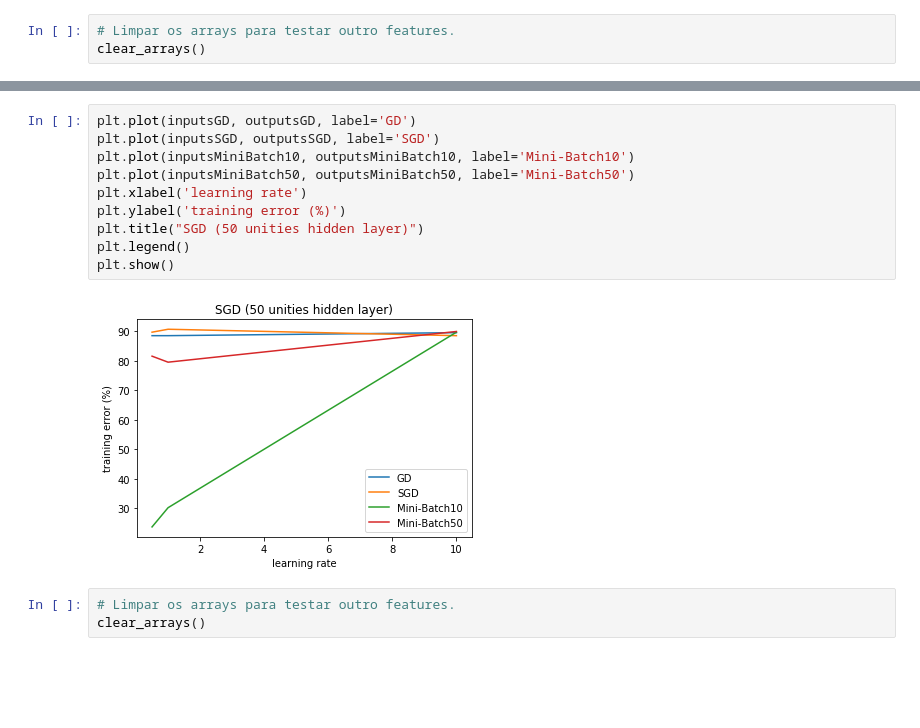
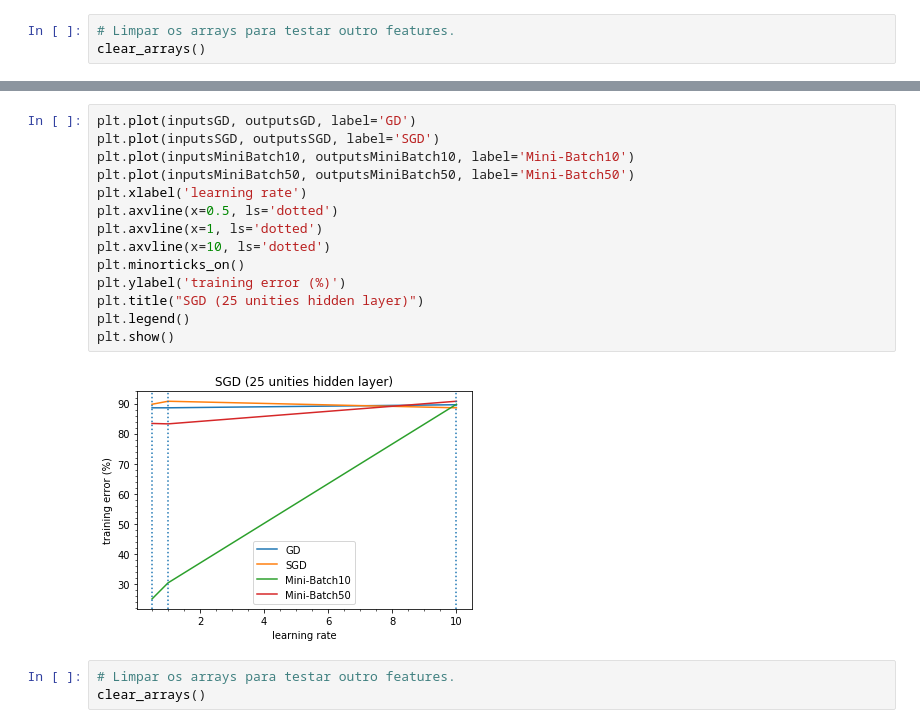
Before and after one commit to gesteves91/tp-ml, a Jupyter notebook: Neural-Network.ipynb, the cells around one changed output, grey strips where cells are left out. Cells and saved outputs as stored; diff of their text form; blank space fills up the shorter version.

```diff
--- a/Neural-Network.ipynb
+++ b/Neural-Network.ipynb
@@ -360,15 +364,19 @@ Epoch 1/1
 # %%
 plt.plot(inputsGD, outputsGD, label='GD')
 plt.plot(inputsSGD, outputsSGD, label='SGD')
 plt.plot(inputsMiniBatch10, outputsMiniBatch10, label='Mini-Batch10')
 plt.plot(inputsMiniBatch50, outputsMiniBatch50, label='Mini-Batch50')
 plt.xlabel('learning rate')
+plt.axvline(x=0.5, ls='dotted')
+plt.axvline(x=1, ls='dotted')
+plt.axvline(x=10, ls='dotted')
+plt.minorticks_on()
 plt.ylabel('training error (%)')
-plt.title("SGD (50 unities hidden layer)")
+plt.title("SGD (25 unities hidden layer)")
 plt.legend()
 plt.show()
 # %% [output]
-[figure, old version]
+[figure, new version]
 # %%
 # Limpar os arrays para testar outro features.
 clear_arrays()
```
Also changed, not shown: parts of 38 cells of this notebook.
